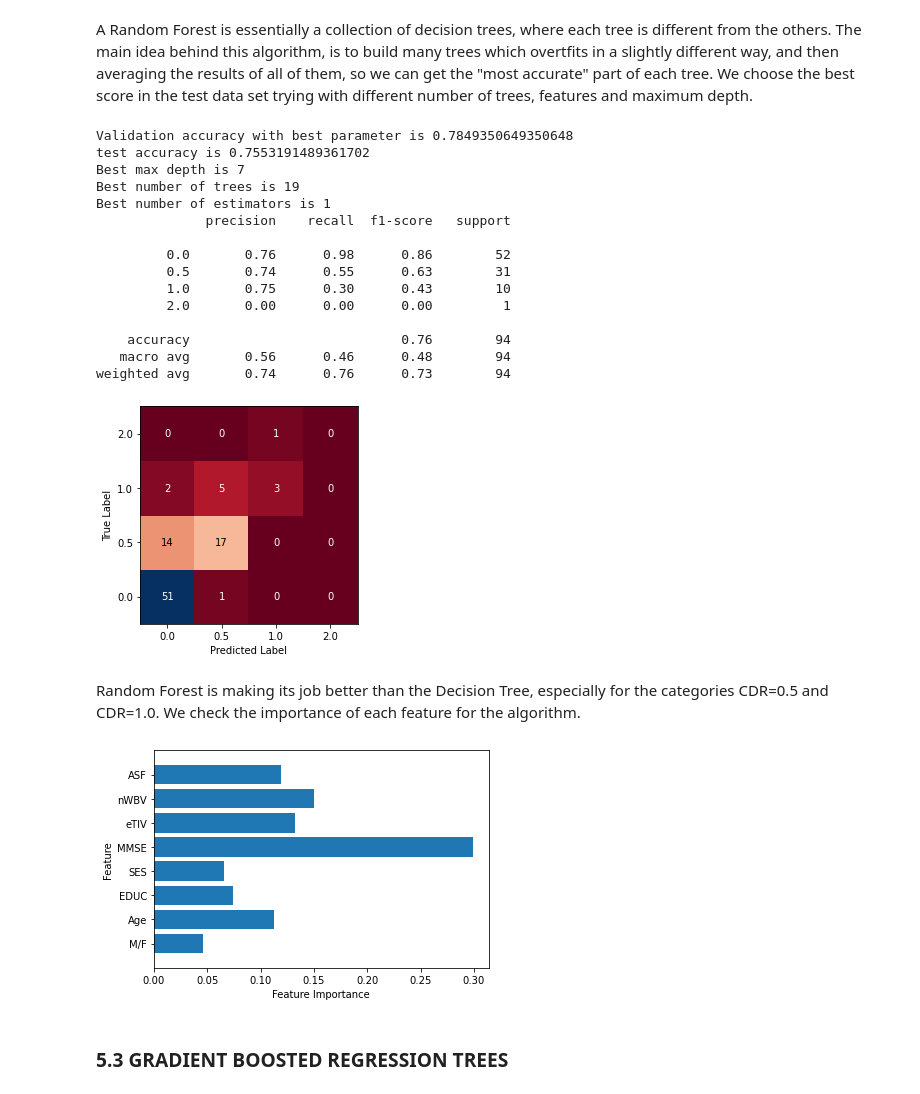
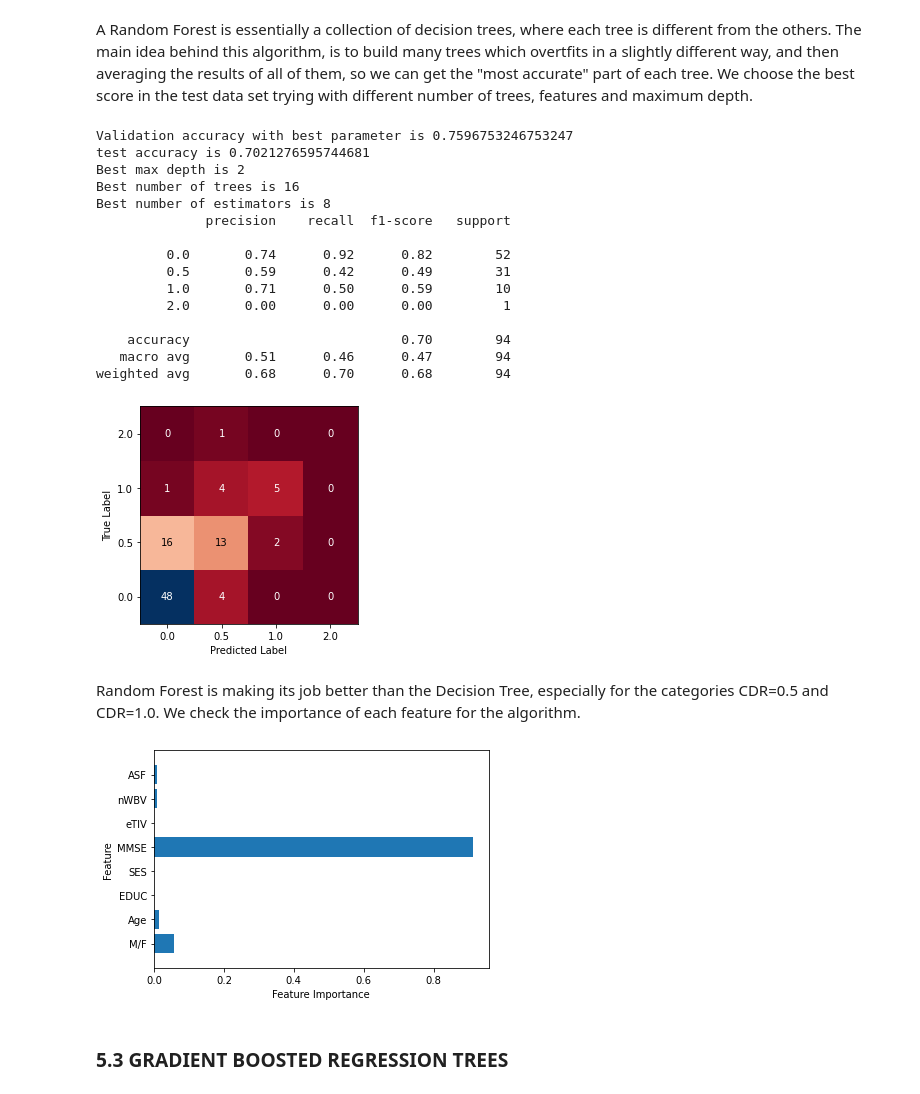
Before and after one commit to rrolra/Early-Alzheimer-Detection, a Jupyter notebook: PFM_Ricardo_Roldan.ipynb, the cells around one changed output. Saved outputs shown, nothing was run; the diff lists cells and outputs as text; code cells hidden in the pictures.

```diff
--- a/PFM_Ricardo_Roldan.ipynb
+++ b/PFM_Ricardo_Roldan.ipynb
@@ -420,62 +421,63 @@ for trees in range(1,20):
     for features in range(1,9):
         for maxdepth in range(1,9):
 
-            forest = RandomForestClassifier(max_depth=maxdepth, n_estimators = trees, max_features = features, random_state=34)
-            scores = cross_val_score(forest, X_train, Y_train, cv=kfolds, scoring='accuracy')
+            forest = RandomForestClassifier(max_depth = maxdepth, n_estimators = trees, max_features = features, random_state = 30)
+            scores = cross_val_score(forest, X_train, Y_train, cv = kfolds, scoring = 'accuracy')
             score = np.mean(scores)
 
             #Check if the test score is better than current best score and variables update
             if score > best_score:
                 best_score = score
                 best_depth = maxdepth
                 best_trees = trees
                 best_features = features
 
-SelectedRFModel = RandomForestClassifier(max_depth=best_depth, n_estimators = best_trees, max_features = best_features).fit(X_train, Y_train)
+SelectedRFModel = RandomForestClassifier(max_depth=best_depth, n_estimators = best_trees,
+                                         max_features = best_features).fit(X_train, Y_train)
 test_score = SelectedRFModel.score(X_test, Y_test)
 PredictedOutputRF = SelectedRFModel.predict(X_test)
 
 print("Validation accuracy with best parameter is", best_score)
 print("test accuracy is", test_score)
 print("Best max depth is", best_depth)
 print("Best number of trees is", best_trees)
 print("Best number of estimators is", best_features)
 
 #Create and plot the confusion matrix
-scores_images = mglearn.tools.heatmap(confusion_matrix(Y_test, PredictedOutputRF), xlabel="Predicted Label",
-                                      ylabel="True Label", xticklabels=["0.0", "0.5", "1.0","2.0"],
-                                       yticklabels=["0.0", "0.5", "1.0","2.0"], cmap="RdBu", fmt="%d")
+scores_images = mglearn.tools.heatmap(confusion_matrix(Y_test, PredictedOutputRF), xlabel = "Predicted Label",
+                                      ylabel = "True Label", xticklabels = ["0.0", "0.5", "1.0","2.0"],
+                                       yticklabels = ["0.0", "0.5", "1.0","2.0"], cmap = "RdBu", fmt = "%d")
 
 #Print of results report
 print(classification_report(Y_test, PredictedOutputRF))
 
 #Append the results to the list
 model = 'Random Forest'
 results.append([model, best_score, test_score])
 # %% [output]
-Validation accuracy with best parameter is 0.7849350649350648
-test accuracy is 0.7553191489361702
-Best max depth is 7
-Best number of trees is 19
-Best number of estimators is 1
+Validation accuracy with best parameter is 0.7596753246753247
+test accuracy is 0.7021276595744681
+Best max depth is 2
+Best number of trees is 16
+Best number of estimators is 8
               precision    recall  f1-score   support
 
-         0.0       0.76      0.98      0.86        52
-         0.5       0.74      0.55      0.63        31
-         1.0       0.75      0.30      0.43        10
+         0.0       0.74      0.92      0.82        52
+         0.5       0.59      0.42      0.49        31
+         1.0       0.71      0.50      0.59        10
          2.0       0.00      0.00      0.00         1
 
-    accuracy                           0.76        94
-   macro avg       0.56      0.46      0.48        94
-weighted avg       0.74      0.76      0.73        94
+    accuracy                           0.70        94
+   macro avg       0.51      0.46      0.47        94
+weighted avg       0.68      0.70      0.68        94
-[figure, old version]
+[figure, new version]
 # %% [markdown]
 Random Forest is making its job better than the Decision Tree, especially for the categories CDR=0.5 and CDR=1.0. We check the importance of each feature for the algorithm.
 # %%
 #Plot the importance of each feature for the algorithm
 plot_feature_importances(SelectedRFModel)
 # %% [output]
-[figure, old version]
+[figure, new version]
 # %% [markdown]
 ### 5.3 GRADIENT BOOSTED REGRESSION TREES
 # %% [markdown]
```
Also changed, not shown: parts of 18 cells of this notebook.
